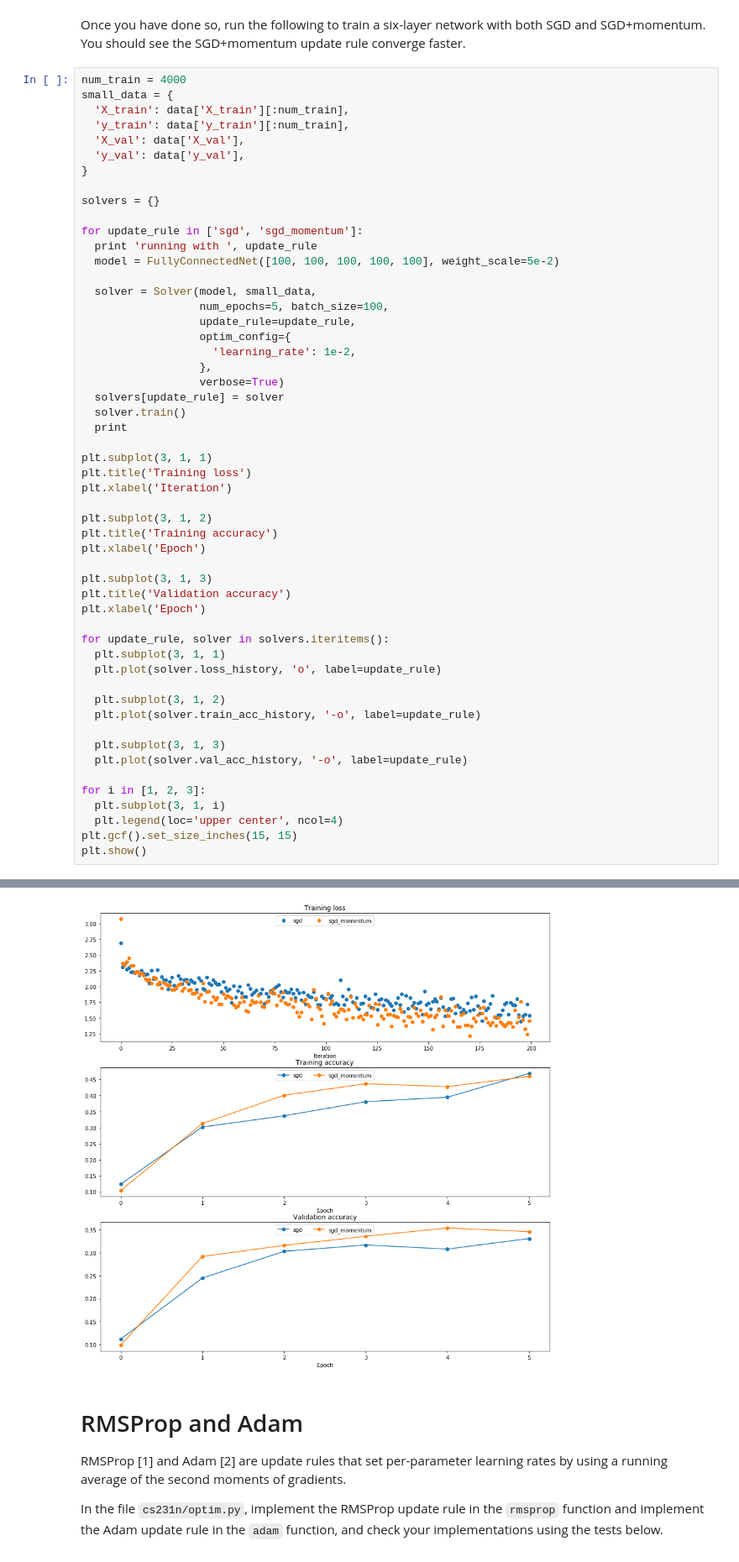
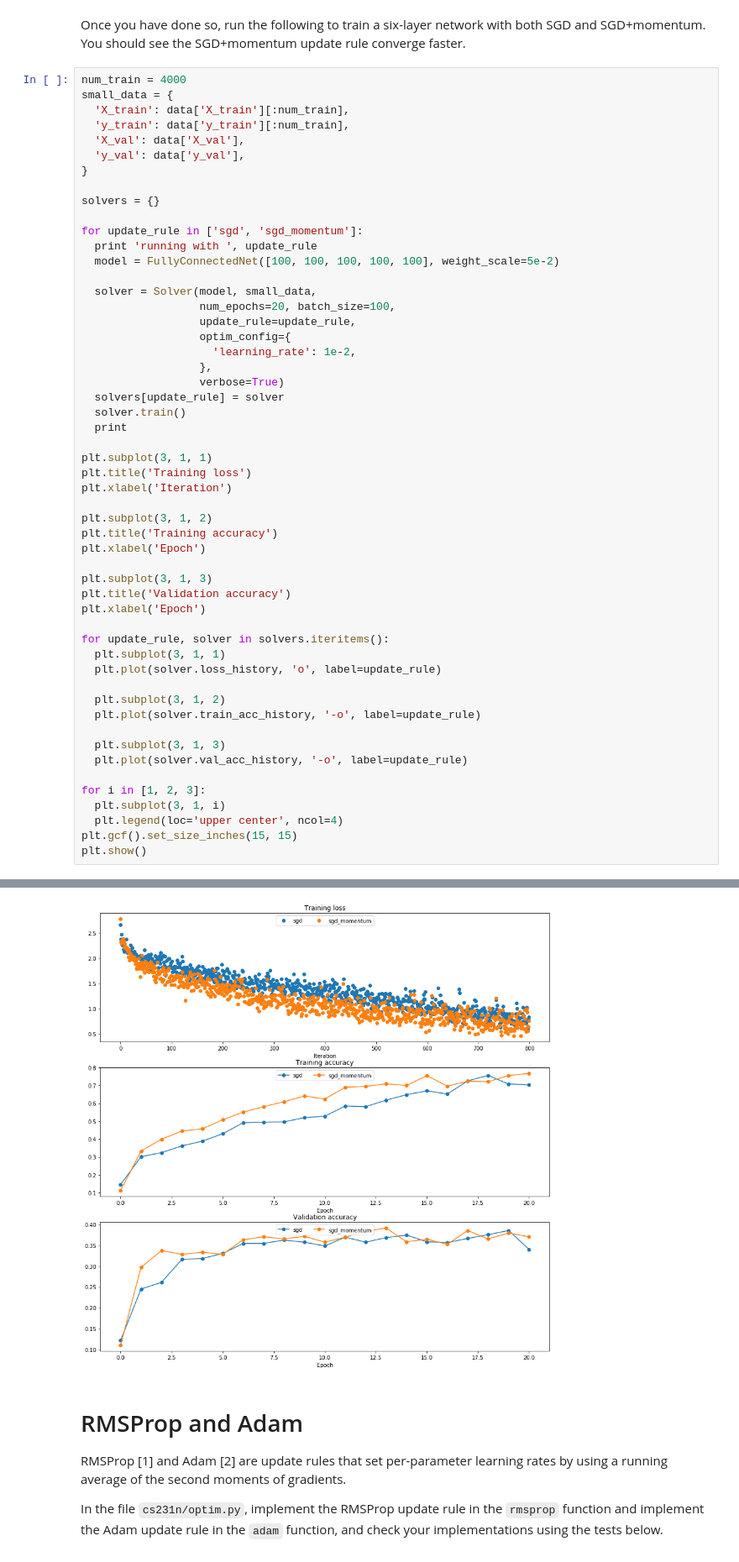
Before and after one commit to sshleifer/cs231, a Jupyter notebook: assignments/assignment2/FullyConnectedNets.ipynb, the cells around one changed output, grey strips where cells are left out. Shown at 84% size. Drawn from its saved outputs; the diff is of its cells as text.

```diff
--- a/assignments/assignment2/FullyConnectedNets.ipynb
+++ b/assignments/assignment2/FullyConnectedNets.ipynb
@@ -642,7 +642,7 @@ for update_rule in ['sgd', 'sgd_momentum']:
   model = FullyConnectedNet([100, 100, 100, 100, 100], weight_scale=5e-2)
 
   solver = Solver(model, small_data,
-                  num_epochs=5, batch_size=100,
+                  num_epochs=20, batch_size=100,
                   update_rule=update_rule,
                   optim_config={
                     'learning_rate': 1e-2,
@@ -700,4 +700,4 @@ running with  sgd
-[figure, old version]
+[figure, new version]
 # %% [markdown]
 # RMSProp and Adam
 RMSProp [1] and Adam [2] are update rules that set per-parameter learning rates by using a running average of the second moments of gradients.
```
Also changed, not shown: parts of 3 cells of this notebook, 5 other files.
